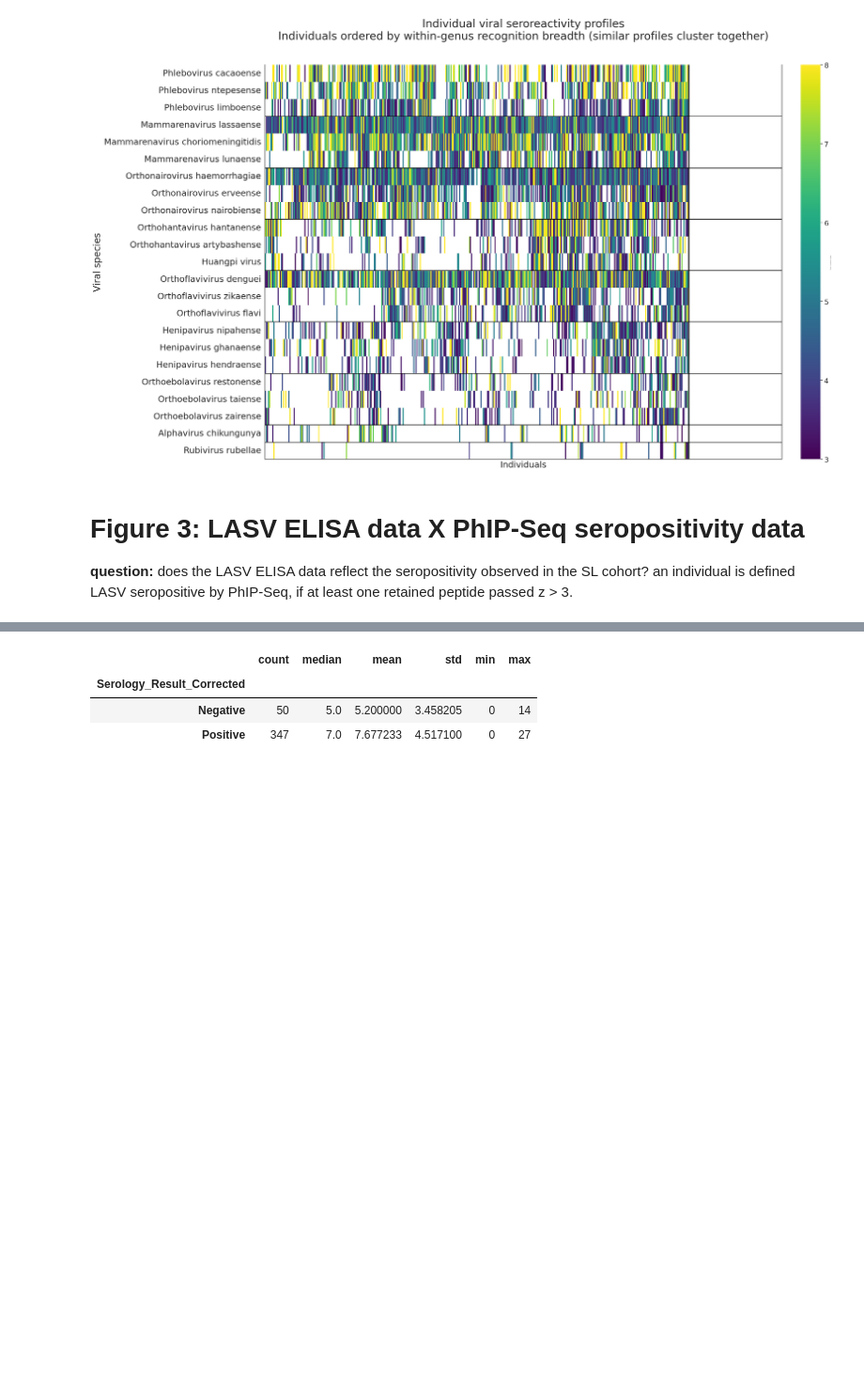
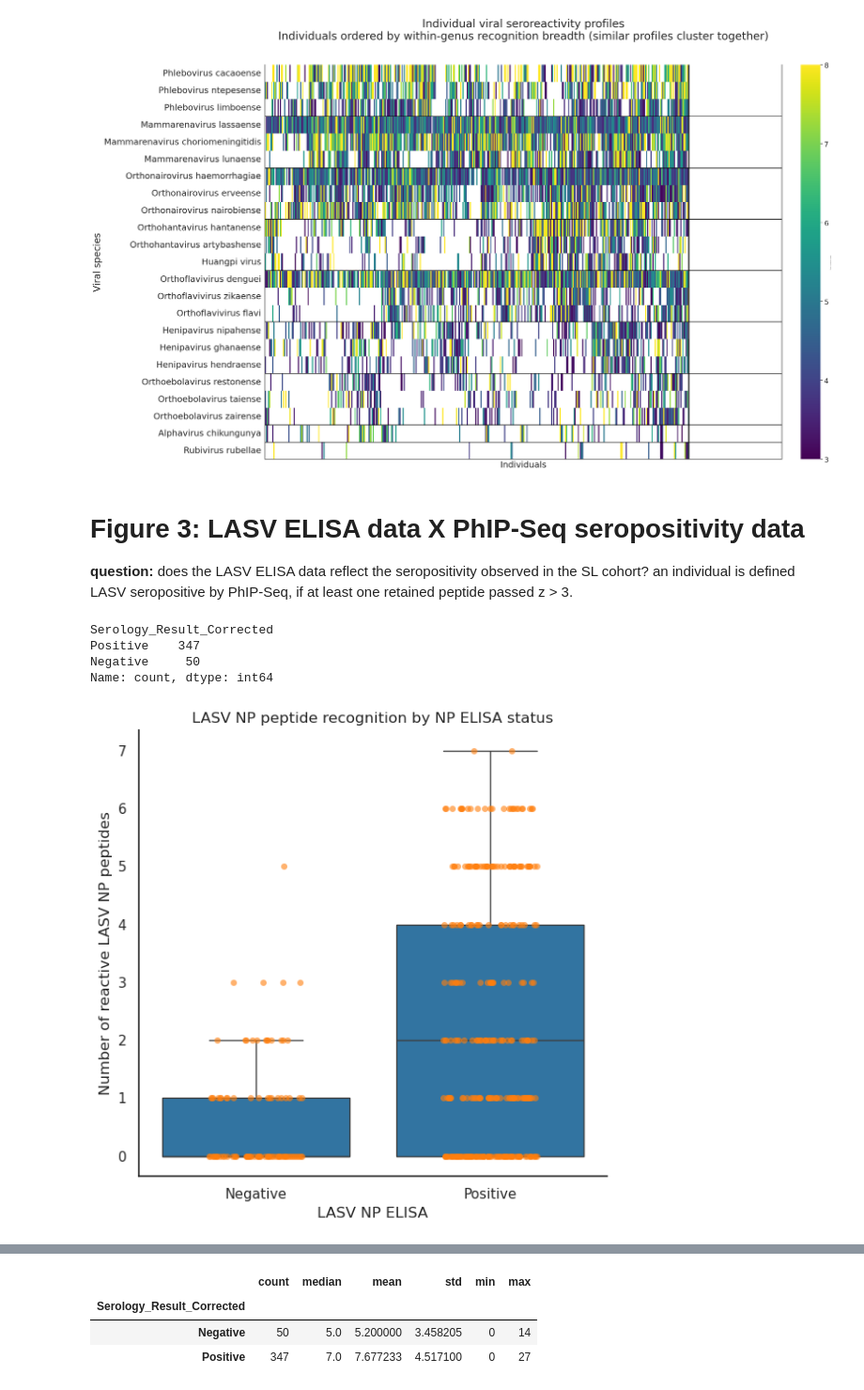
Before and after one commit to sporak577/lasv_phipseq_2026, a Jupyter notebook: Lassa_seroreactivity_paper_figures_clean_090726.ipynb, the cells around one changed output, grey strips where cells are left out. Shown at 94% size. Cells and saved outputs as stored; diff of their text form; code cells hidden in the pictures; blank space fills up the shorter version.

```diff
--- a/Lassa_seroreactivity_paper_figures_clean_090726.ipynb
+++ b/Lassa_seroreactivity_paper_figures_clean_090726.ipynb
@@ -2143,0 +2210,7 @@ lasv_seroreactive = (
+# %%
+lasv_concordance['Serology_Result_Corrected'].value_counts(dropna=False)
+# %% [output]
+Serology_Result_Corrected
+Positive    347
+Negative     50
+Name: count, dtype: int64
@@ -2143,0 +2219,29 @@ lasv_seroreactive = (
+# %%
+fig, ax = plt.subplots(figsize=(6, 6))
+
+sns.boxplot(
+    data=lasv_concordance,
+    x='NP_FINAL_RESULT',
+    y='LASV_num_np_reactive',
+    showfliers=False,
+    ax=ax
+)
+
+sns.stripplot(
+    data=lasv_concordance,
+    x='NP_FINAL_RESULT',
+    y='LASV_num_np_reactive',
+    jitter=0.2,
+    alpha=0.6,
+    ax=ax
+)
+
+ax.set_xlabel('LASV NP ELISA')
+ax.set_ylabel('Number of reactive LASV NP peptides')
+ax.set_title('LASV NP peptide recognition by NP ELISA status')
+
+sns.despine()
+plt.tight_layout()
+plt.show()
+# %% [output]
+[figure, added]
```
Also changed, not shown: parts of 47 cells of this notebook.
